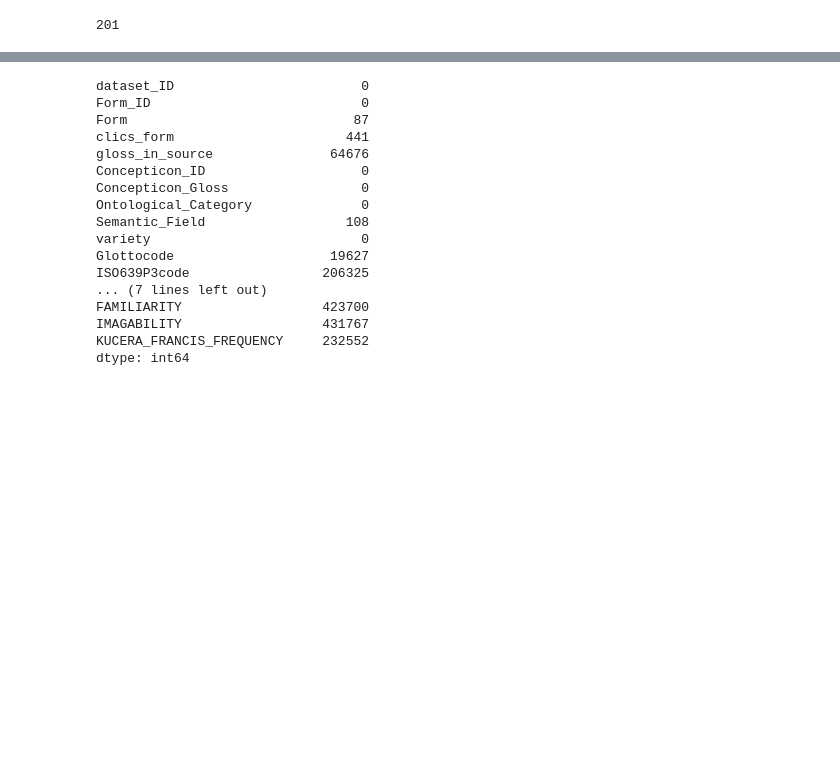
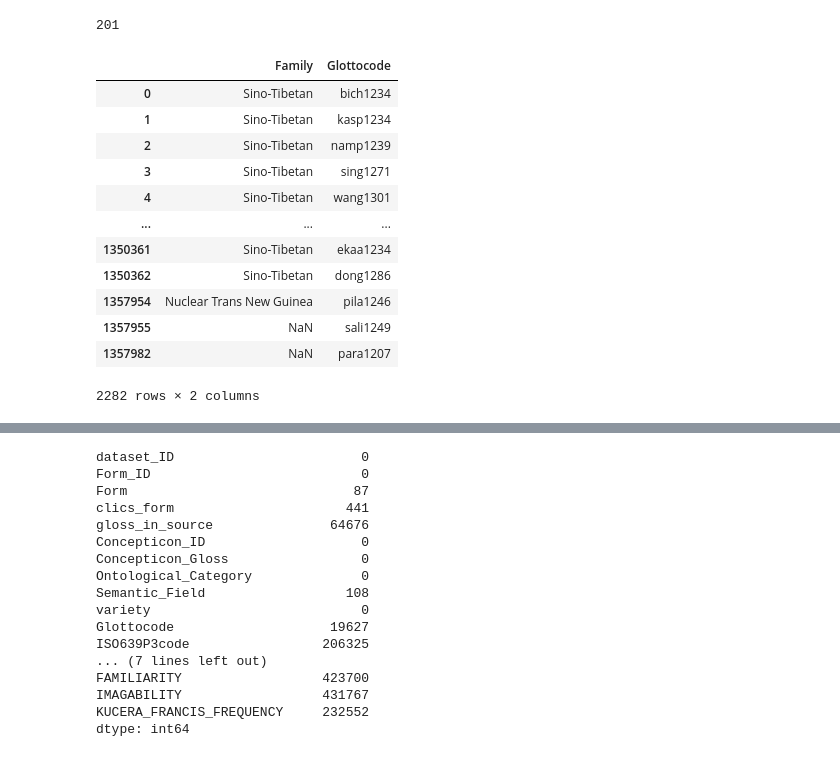
Before and after one commit to sarabert96/Colexification, a Jupyter notebook: 01_DataUnderstanding.ipynb, the cells around one changed output, grey strips where cells are left out. Cells and saved outputs as stored; diff of their text form; code cells hidden in the pictures; blank space fills up the shorter version.

```diff
--- a/01_DataUnderstanding.ipynb
+++ b/01_DataUnderstanding.ipynb
@@ -69,3 +69,23 @@ len(df.groupby('Glottocode'))
 len(df.groupby('Family'))
 # %% [output]
 201
+# %%
+df_fam = df[['Family','Glottocode']].copy()
+# %%
+df_fam=df_fam.drop_duplicates()
+# %%
+df_fam
+# %% [output]
+|  | Family | Glottocode |
+| 0 | Sino-Tibetan | bich1234 |
+| 1 | Sino-Tibetan | kasp1234 |
+| 2 | Sino-Tibetan | namp1239 |
+| 3 | Sino-Tibetan | sing1271 |
+| 4 | Sino-Tibetan | wang1301 |
+| ... | ... | ... |
+| 1350361 | Sino-Tibetan | ekaa1234 |
+| 1350362 | Sino-Tibetan | dong1286 |
+| 1357954 | Nuclear Trans New Guinea | pila1246 |
+| 1357955 | NaN | sali1249 |
+| 1357982 | NaN | para1207 |
+2282 rows × 2 columns
```
Also changed, not shown: parts of 4 cells of this notebook.
